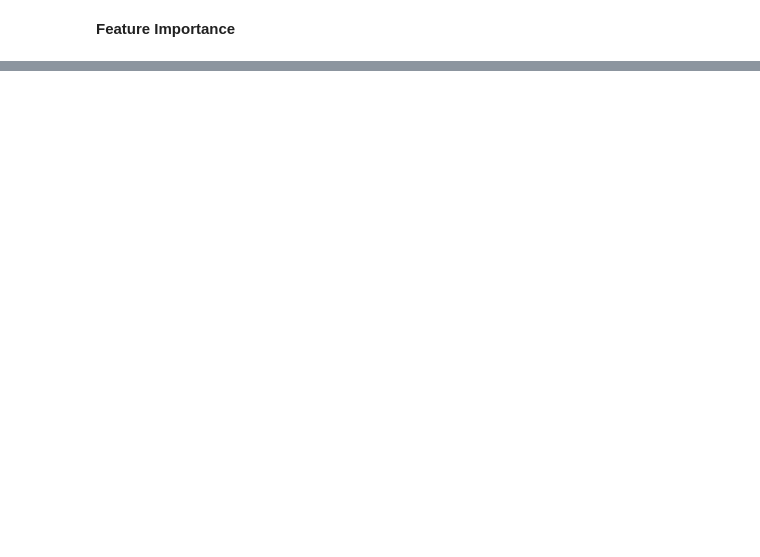
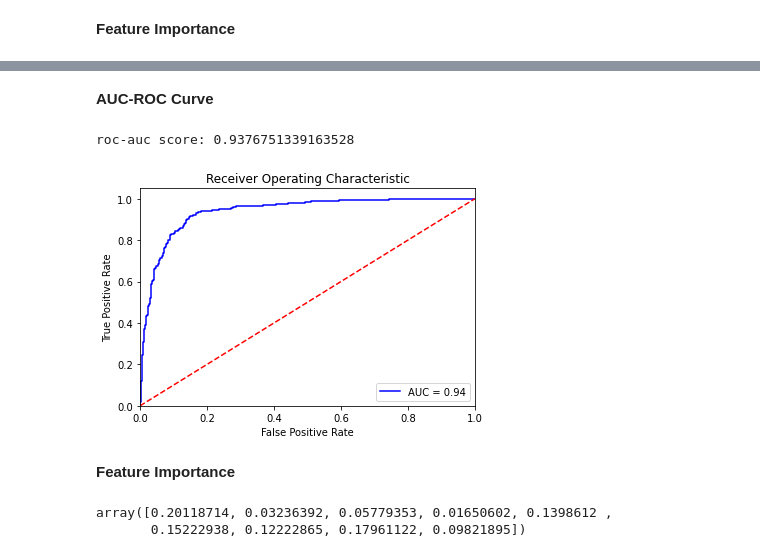
Before and after one commit to harishgawade1999/Cardiovascular-Risk-Prediction-, a Jupyter notebook: Harish_Cardiovascular_Risk_Prediction_Capstone_Project.ipynb, the cells around one changed output, grey strips where cells are left out. Cells and saved outputs as stored; diff of their text form; code cells hidden in the pictures; blank space fills up the shorter version.

```diff
--- a/Harish_Cardiovascular_Risk_Prediction_Capstone_Project.ipynb
+++ b/Harish_Cardiovascular_Risk_Prediction_Capstone_Project.ipynb
@@ -748,0 +751,12 @@ plot_feature_importance(rf_optimal,X)
+# %%
+# hyperparameter grid
+param_dict_gb = {'min_samples_leaf':range(20,41,10),
+                 'min_samples_split':range(30,51,10),
+                 'max_features':range(8,11,1)}
+# %%
+# creating an gb model instance
+gb_clf = GradientBoostingClassifier(learning_rate=0.2,max_depth=4,n_estimators=150,subsample=0.8,random_state=1)
+
+# fitting gridsearch
+gb_grid = RandomizedSearchCV(gb_clf, param_dict_gb, scoring='roc_auc', cv=5, verbose=2)
+gb_grid.fit(X_train,y_train)
@@ -748,0 +813,3 @@ plot_feature_importance(rf_optimal,X)
+# %%
+# optimal model
+gb_optimal= gb_grid.best_estimator_
@@ -748,0 +820,3 @@ plot_feature_importance(rf_optimal,X)
+# %%
+# Predicted Probability
+test_proba_gb = gb_optimal.predict_proba(X_test)[:,1]
@@ -748,0 +847,14 @@ plot_feature_importance(rf_optimal,X)
+# %% [markdown]
+**AUC-ROC Curve**
+# %%
+plot_roc_curve(y_test, test_proba_gb)
+# %% [output]
+roc-auc score: 0.9376751339163528
+[figure, added]
+# %% [markdown]
+**Feature Importance**
+# %%
+gb_optimal.feature_importances_
+# %% [output]
+array([0.20118714, 0.03236392, 0.05779353, 0.01650602, 0.1398612 ,
+       0.15222938, 0.12222865, 0.17961122, 0.09821895])
```
Also changed, not shown: parts of 28 cells of this notebook.
